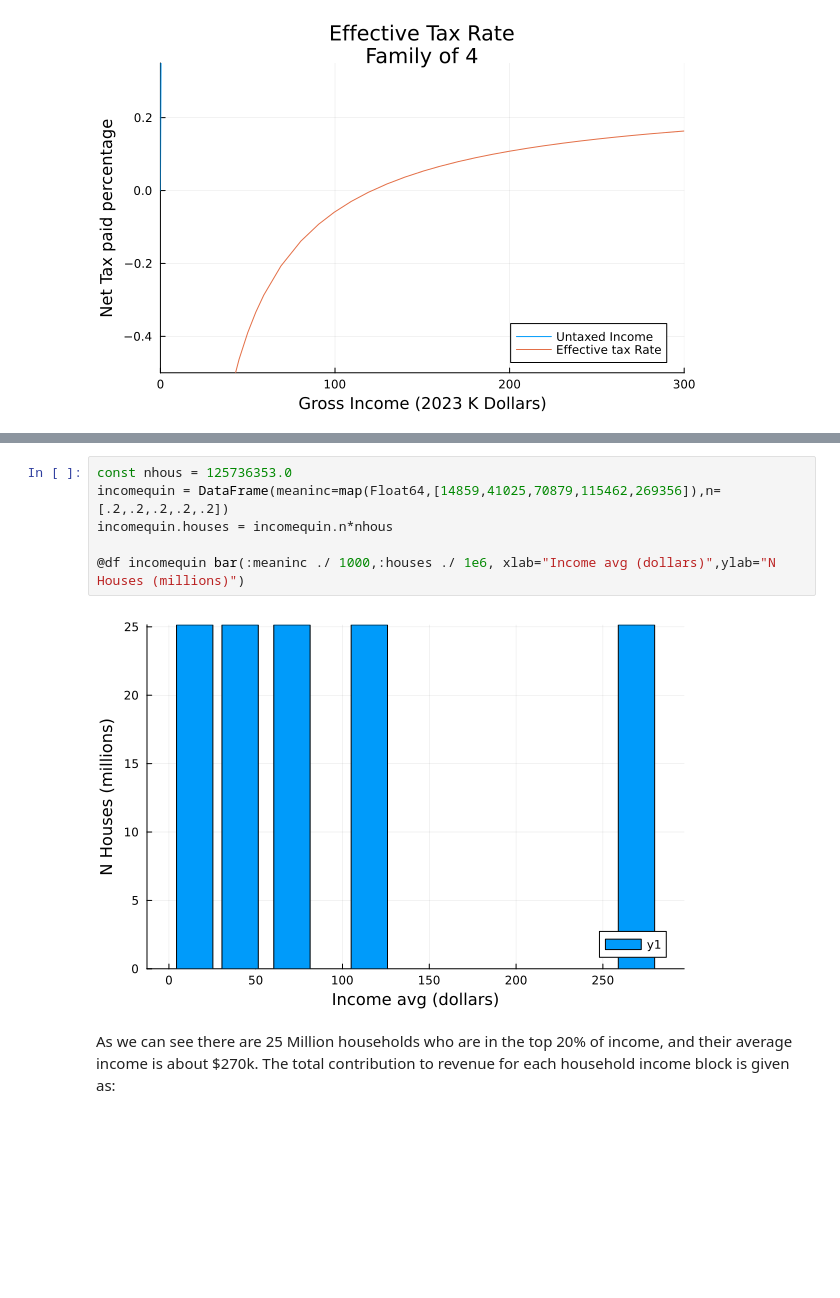
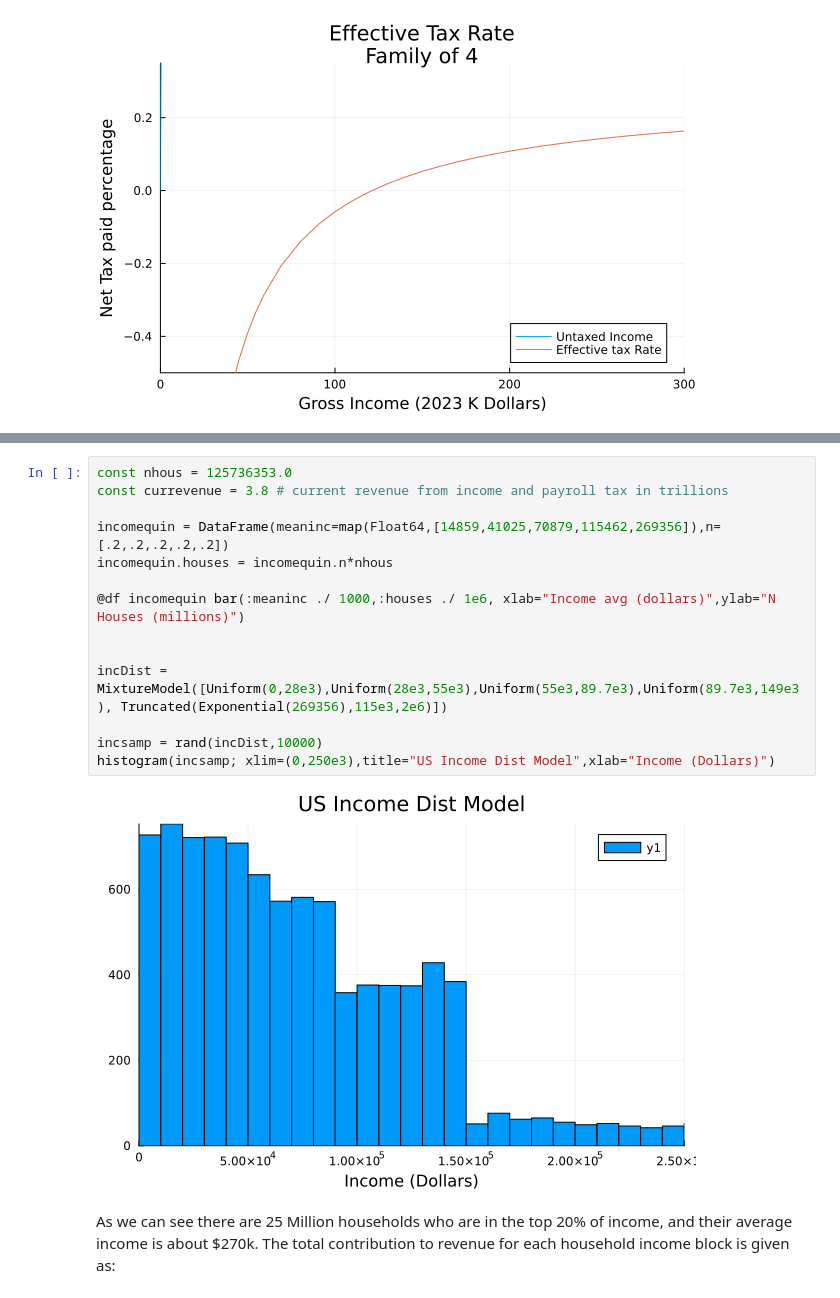
Before and after one commit to dlakelan/UBINotebook, a Jupyter notebook: UBIWorkbook.ipynb, the cells around one changed output, grey strips where cells are left out. Cells and saved outputs as stored; diff of their text form; blank space fills up the shorter version.

Commit message:
Start making the design your optimal curve part work.

```diff
--- a/UBIWorkbook.ipynb
+++ b/UBIWorkbook.ipynb
@@ -95,12 +99,20 @@ How is this possible? Isn't this too good to be true? Well, let's look into the
 ![IncomeQuintiles](imgs/IncomeQuintilesScreenshot.png)
 # %%
 const nhous = 125736353.0
+const currevenue = 3.8 # current revenue from income and payroll tax in trillions
+
 incomequin = DataFrame(meaninc=map(Float64,[14859,41025,70879,115462,269356]),n=[.2,.2,.2,.2,.2])
 incomequin.houses = incomequin.n*nhous
 
 @df incomequin bar(:meaninc ./ 1000,:houses ./ 1e6, xlab="Income avg (dollars)",ylab="N Houses (millions)")
+
+
+incDist = MixtureModel([Uniform(0,28e3),Uniform(28e3,55e3),Uniform(55e3,89.7e3),Uniform(89.7e3,149e3), Truncated(Exponential(269356),115e3,2e6)])
+
+incsamp = rand(incDist,10000)
+histogram(incsamp; xlim=(0,250e3),title="US Income Dist Model",xlab="Income (Dollars)")
 # %% [output]
-[figure, old version]
+[figure, new version]
 # %% [markdown]
 As we can see there are 25 Million households who are in the top 20% of income, and their average income is about $270k. The total contribution to revenue for each household income block is given as:
 # %%
```
Also changed, not shown: parts of 13 cells of this notebook, 2 other files.
